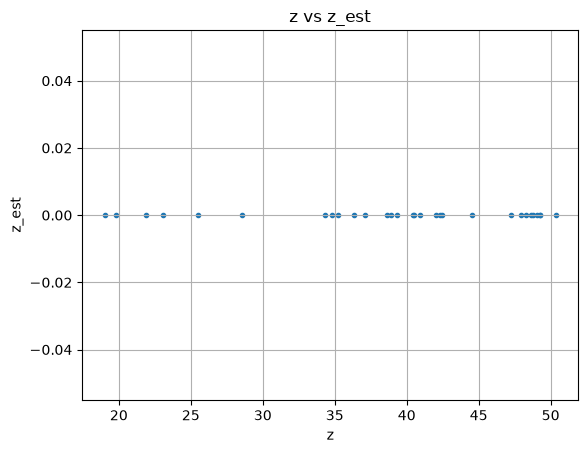
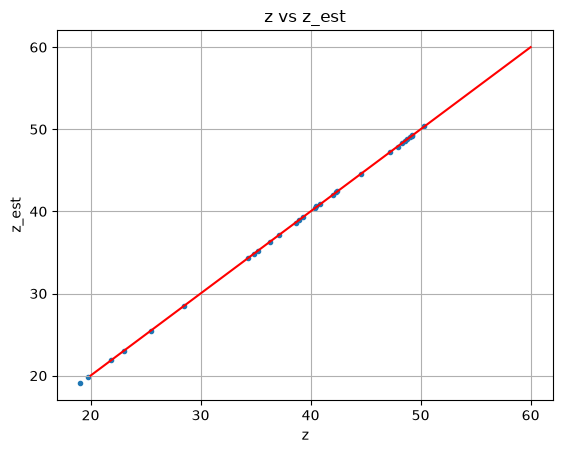
Unified diff of the notebook cell whose output changed from the first chart to the second:
--- before
+++ after
@@ -3,4 +3,5 @@
 z_est=modelo(x.float())
 plt.scatter(z.detach().numpy(),z_est.detach().numpy(), marker='.')
+plt.plot([20,60],[20,60],'-r')
 plt.grid()
 plt.xlabel('z')

Commit: Organización de los documentos para las clases de la semana 2